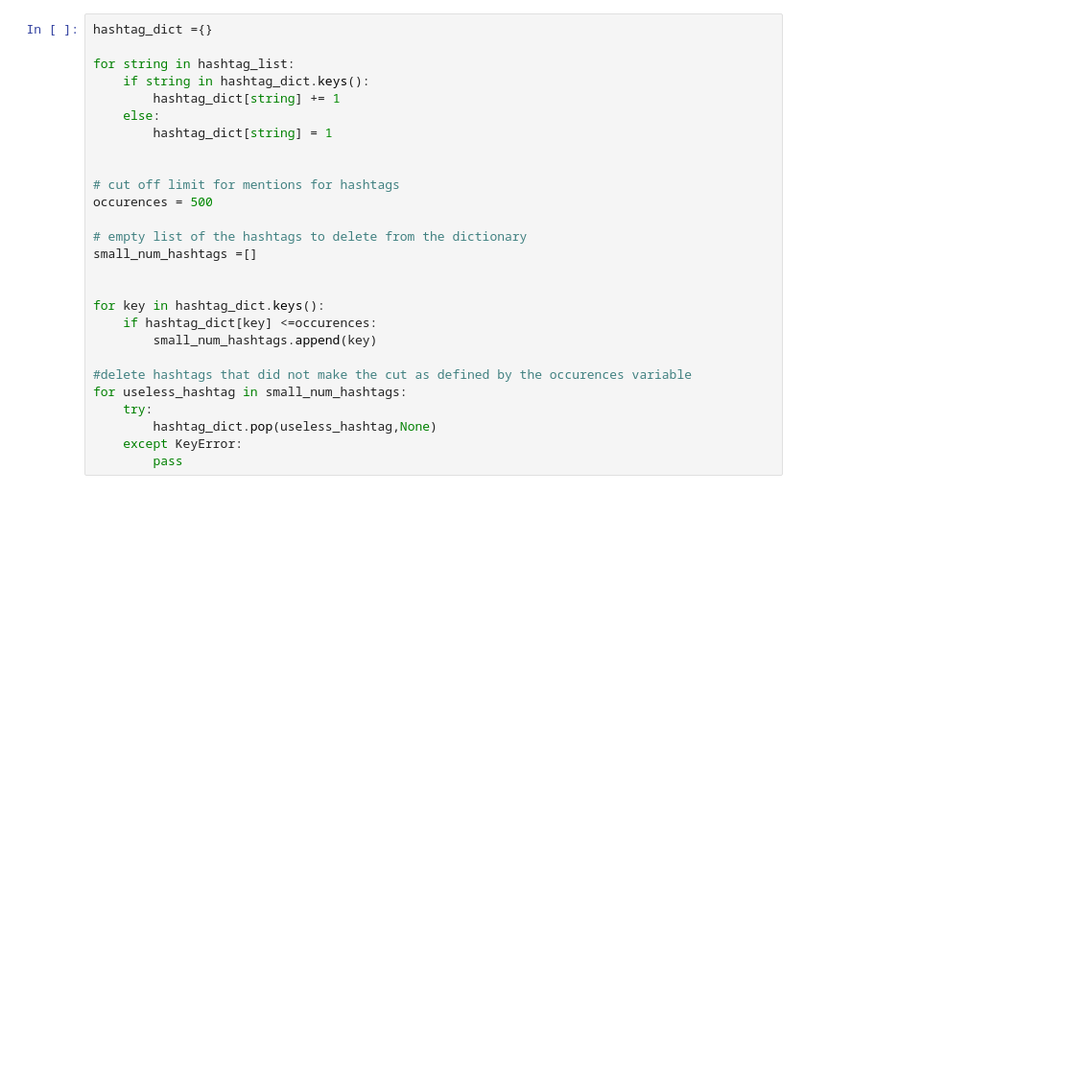
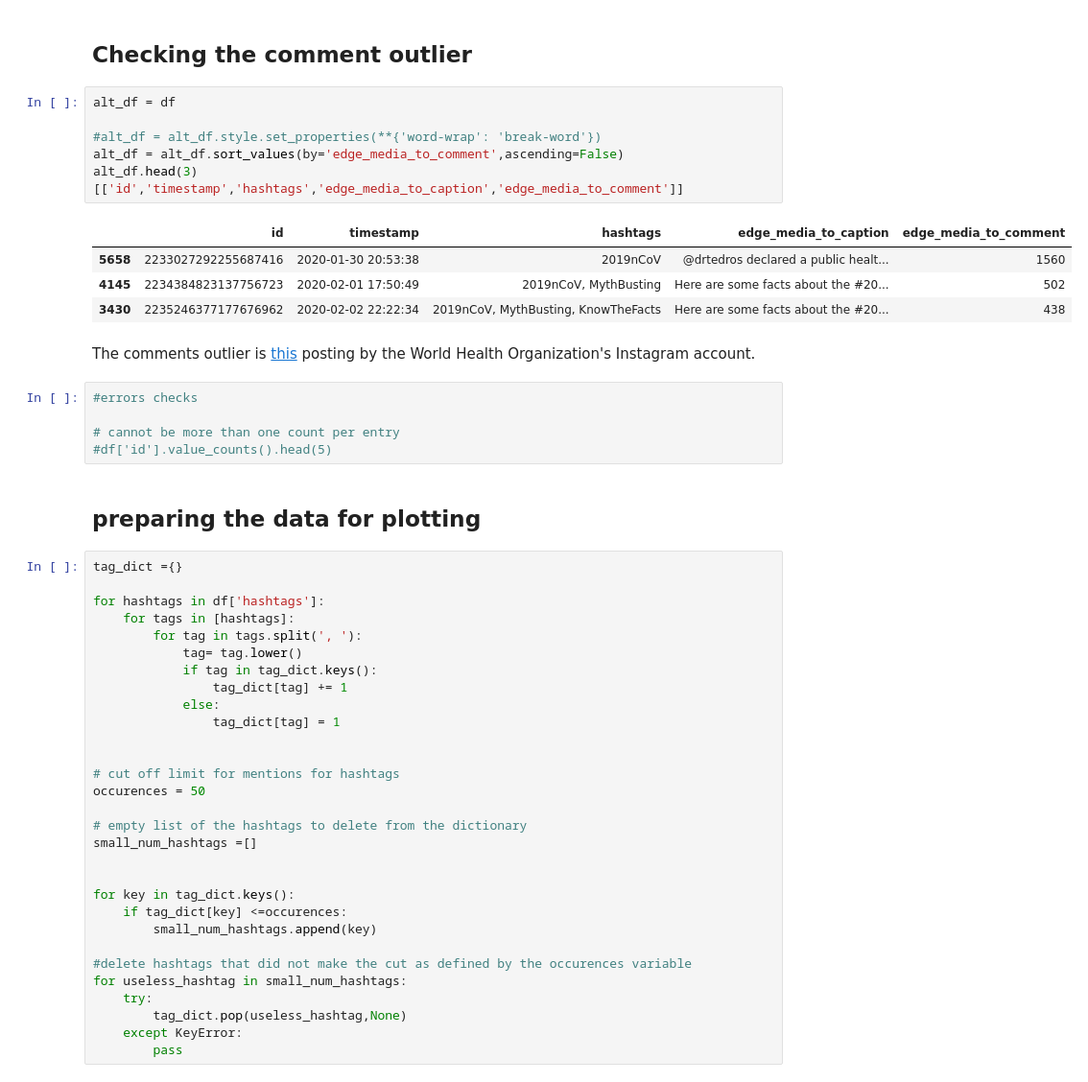
Before and after one commit to 030jmk/ScrapingInstagram, a Jupyter notebook: test_2019ncov_read.ipynb, the cells around one changed output. Shown at 96% size. Drawn from its saved outputs; the diff is of its cells as text; blank space fills up the shorter version.

```diff
--- a/test_2019ncov_read.ipynb
+++ b/test_2019ncov_read.ipynb
@@ -51,27 +103,52 @@ Number of unique #hashtags:     9633
+# %% [markdown]
+## Checking the comment outlier
+# %%
+alt_df = df
+
+#alt_df = alt_df.style.set_properties(**{'word-wrap': 'break-word'})
+alt_df = alt_df.sort_values(by='edge_media_to_comment',ascending=False)
+alt_df.head(3)[['id','timestamp','hashtags','edge_media_to_caption','edge_media_to_comment']]
+# %% [output]
+|  | id | timestamp | hashtags | edge_media_to_caption | edge_media_to_comment |
+| 5658 | 2233027292255687416 | 2020-01-30 20:53:38 | 2019nCoV | @drtedros declared a public healt... | 1560 |
+| 4145 | 2234384823137756723 | 2020-02-01 17:50:49 | 2019nCoV, MythBusting | Here are some facts about the #20... | 502 |
+| 3430 | 2235246377177676962 | 2020-02-02 22:22:34 | 2019nCoV, MythBusting, KnowTheFacts | Here are some facts about the #20... | 438 |
+# %% [markdown]
+The comments outlier is [this](https://www.instagram.com/p/B79Tn3ApxL4/?hl=de) posting by the World Health Organization's Instagram account.
+# %%
+#errors checks
+
+# cannot be more than one count per entry
+#df['id'].value_counts().head(5)
+# %% [markdown]
+## preparing the data for plotting
 # %%
-hashtag_dict ={}
+tag_dict ={}
 
-for string in hashtag_list:
-    if string in hashtag_dict.keys():
-        hashtag_dict[string] += 1
-    else:
-        hashtag_dict[string] = 1
+for hashtags in df['hashtags']:
+    for tags in [hashtags]:
+        for tag in tags.split(', '):
+            tag= tag.lower()
+            if tag in tag_dict.keys():
+                tag_dict[tag] += 1
+            else:
+                tag_dict[tag] = 1
 
 
 # cut off limit for mentions for hashtags
-occurences = 500
+occurences = 50
 
 # empty list of the hashtags to delete from the dictionary
 small_num_hashtags =[]
 
 
-for key in hashtag_dict.keys():
-    if hashtag_dict[key] <=occurences:
+for key in tag_dict.keys():
+    if tag_dict[key] <=occurences:
         small_num_hashtags.append(key)
 
 #delete hashtags that did not make the cut as defined by the occurences variable
 for useless_hashtag in small_num_hashtags:
     try:
-        hashtag_dict.pop(useless_hashtag,None)
+        tag_dict.pop(useless_hashtag,None)
     except KeyError:
         pass
```
Also changed, not shown: parts of 15 cells of this notebook.
